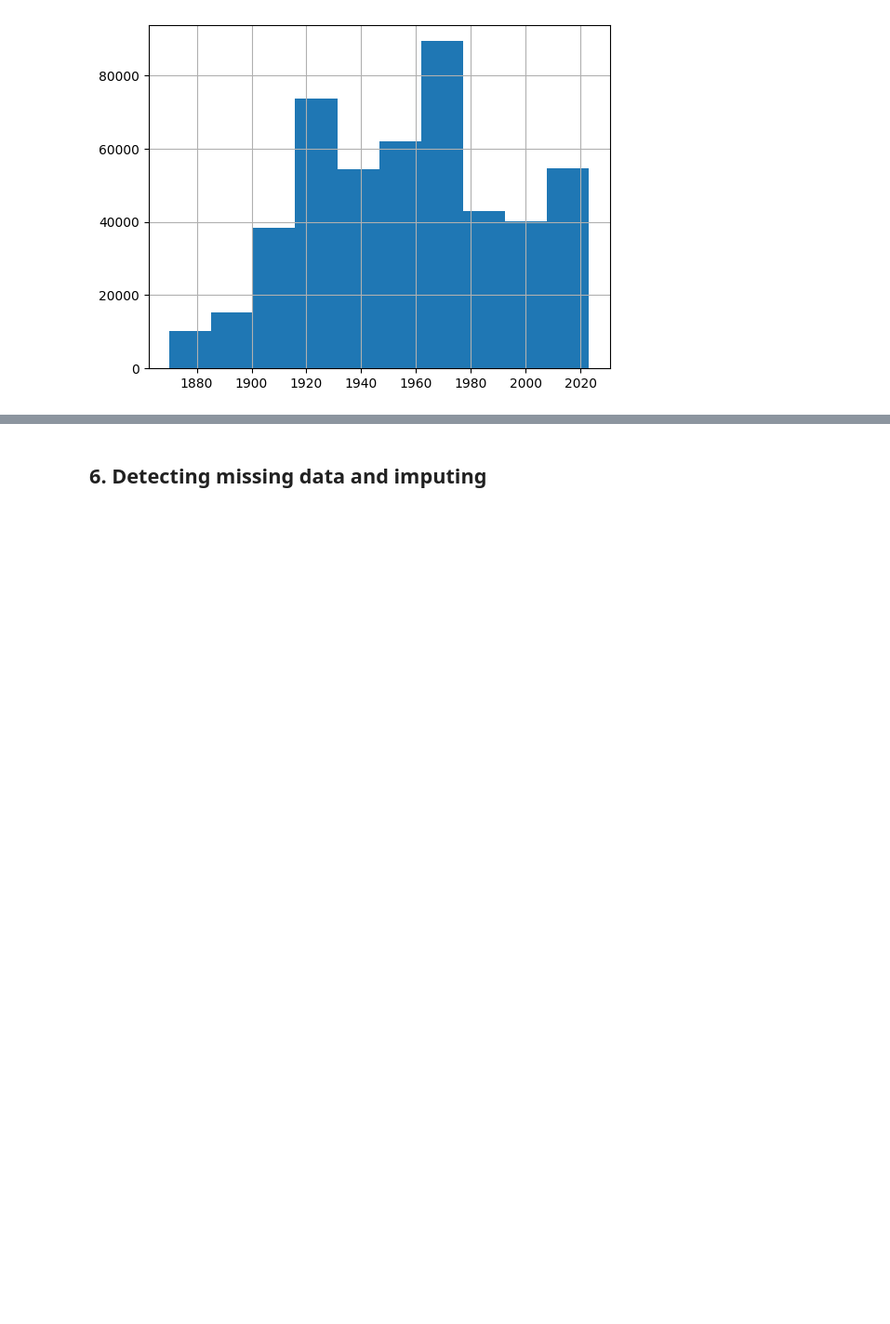
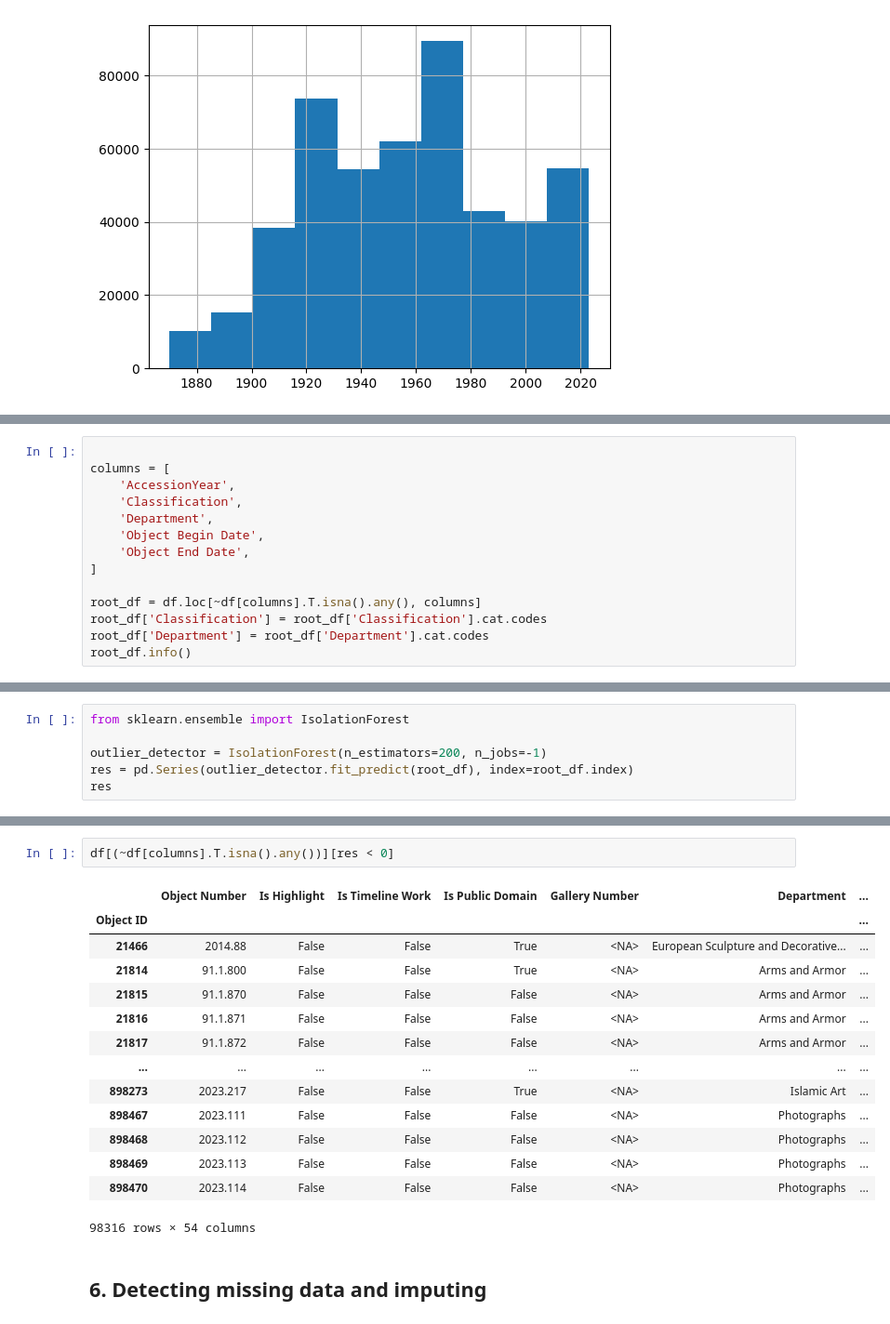
Before and after one commit to ZhigaMason/University, a Jupyter notebook: 01/01_homework.ipynb, the cells around one changed output, grey strips where cells are left out. Shown at 93% size. Cells and saved outputs as stored; diff of their text form; blank space fills up the shorter version.

Commit message:
FT find outliers

```diff
--- a/01/01_homework.ipynb
+++ b/01/01_homework.ipynb
@@ -478,0 +461,14 @@ hi_bound=np.float64(2364.0)
+# %%
+
+columns = [
+    'AccessionYear',
+    'Classification',
+    'Department',
+    'Object Begin Date',
+    'Object End Date',
+]
+
+root_df = df.loc[~df[columns].T.isna().any(), columns]
+root_df['Classification'] = root_df['Classification'].cat.codes
+root_df['Department'] = root_df['Department'].cat.codes
+root_df.info()
@@ -478,0 +488,6 @@ hi_bound=np.float64(2364.0)
+# %%
+from sklearn.ensemble import IsolationForest
+
+outlier_detector = IsolationForest(n_estimators=200, n_jobs=-1)
+res = pd.Series(outlier_detector.fit_predict(root_df), index=root_df.index)
+res
@@ -479,3 +508,20 @@ hi_bound=np.float64(2364.0)
+# %%
+df[(~df[columns].T.isna().any())][res < 0]
+# %% [output]
+|  | Object Number | Is Highlight | Is Timeline Work | Is Public Domain | Gallery Number | Department | ... |
+| Object ID |  |  |  |  |  |  | ... |
+| 21466 | 2014.88 | False | False | True | <NA> | European Sculpture and Decorative... | ... |
+| 21814 | 91.1.800 | False | False | True | <NA> | Arms and Armor | ... |
+| 21815 | 91.1.870 | False | False | False | <NA> | Arms and Armor | ... |
+| 21816 | 91.1.871 | False | False | False | <NA> | Arms and Armor | ... |
+| 21817 | 91.1.872 | False | False | False | <NA> | Arms and Armor | ... |
+| ... | ... | ... | ... | ... | ... | ... | ... |
+| 898273 | 2023.217 | False | False | True | <NA> | Islamic Art | ... |
+| 898467 | 2023.111 | False | False | False | <NA> | Photographs | ... |
+| 898468 | 2023.112 | False | False | False | <NA> | Photographs | ... |
+| 898469 | 2023.113 | False | False | False | <NA> | Photographs | ... |
+| 898470 | 2023.114 | False | False | False | <NA> | Photographs | ... |
+98316 rows × 54 columns
 # %% [markdown]
 ## 6. Detecting missing data and imputing
 # %%
```
Also changed, not shown: parts of 9 cells of this notebook.
